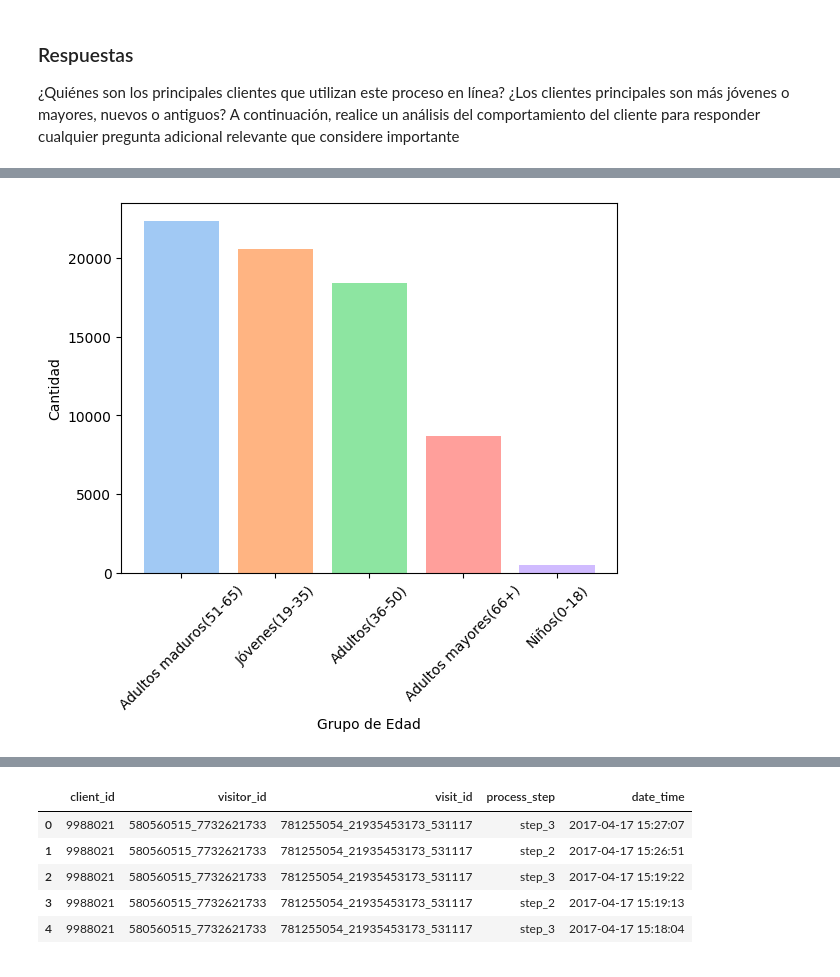
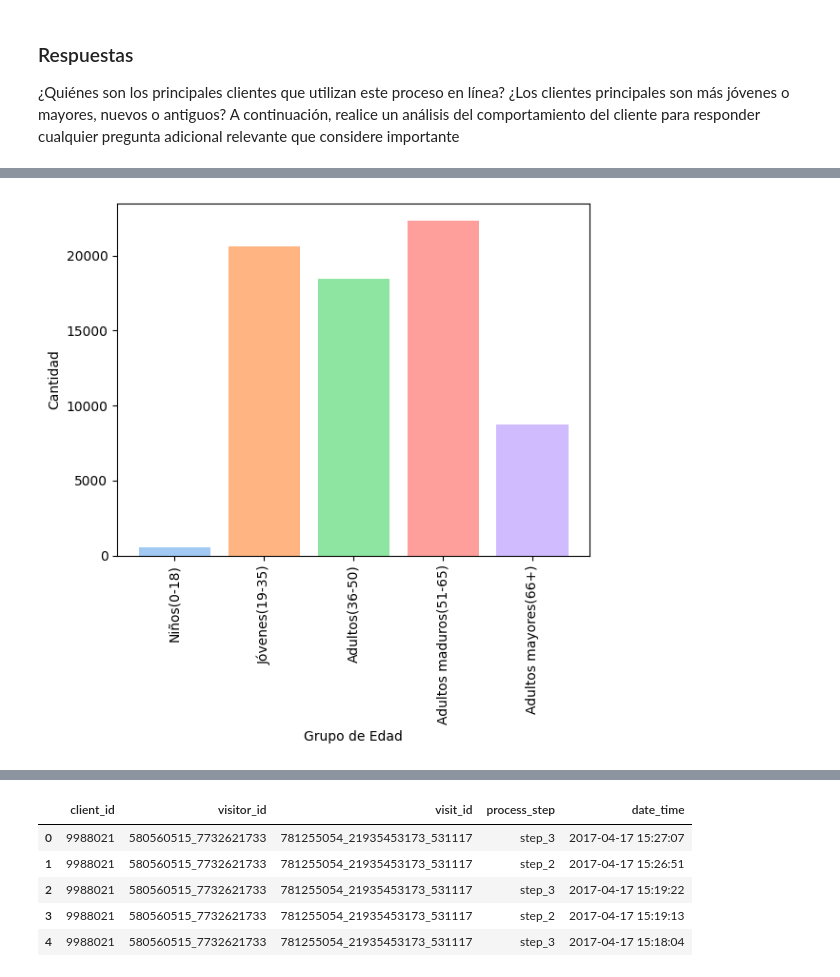
Before and after one commit to carmamenriosrodriguez/proyecto-5-, a Jupyter notebook: Proyecto.ipynb, the cells around one changed output, grey strips where cells are left out. Cells and saved outputs as stored; diff of their text form; code cells hidden in the pictures.

```diff
--- a/Proyecto.ipynb
+++ b/Proyecto.ipynb
@@ -214,2 +239,2 @@ Construimos la tabla de frecuencias por grupos de edades agregando una nueva col
 # %%
-f.rango_edad(df_perfiles, 'edad')
+df_perfiles_edad = f.rango_edad(df_perfiles, 'edad')
@@ -250,12 +269,22 @@ df_clean1
+# %%
+orden_especifico = [
+    'Niños(0-18)',
+    'Jóvenes(19-35)',
+    'Adultos(36-50)',
+    'Adultos maduros(51-65)',
+    'Adultos mayores(66+)'
+]
 # %%
-counts = df_clean1['age_group'].value_counts()
-
-plt.bar(counts.index, counts.values, color=sns.color_palette('pastel'))
-
+conteo = df_perfiles_edad['grupo_edad'].value_counts().reindex(orden_especifico)
+plt.bar(conteo.index, conteo.values, color=sns.color_palette('pastel'))
+plt.figsize=(10,6)
 plt.xlabel('Grupo de Edad')
 plt.ylabel('Cantidad')
-plt.xticks(rotation=45)
+plt.xticks(rotation=90)
 
 plt.show()
+
+
+plt.show()
 # %% [output]
-[figure, old version]
+[figure, new version]
```
Also changed, not shown: parts of 84 cells of this notebook.
